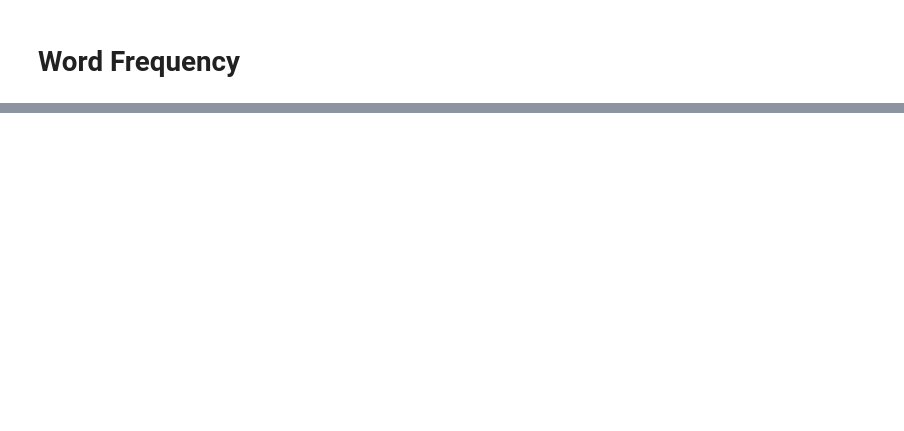
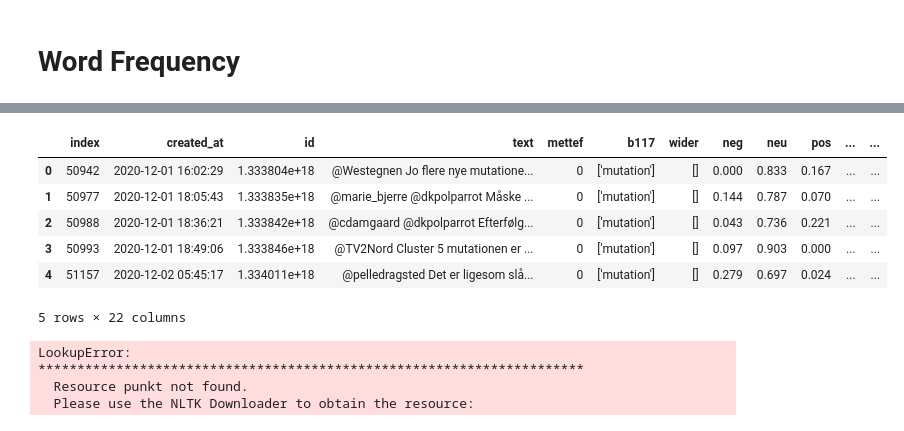
Before and after one commit to centre-for-humanities-computing/hope-covid-mutations, a Jupyter notebook: explore_and_visualize.ipynb, the cells around one changed output, grey strips where cells are left out. Saved outputs shown, nothing was run; the diff lists cells and outputs as text; code cells hidden in the pictures; blank space fills up the shorter version.

```diff
--- a/explore_and_visualize.ipynb
+++ b/explore_and_visualize.ipynb
@@ -974,0 +1007,20 @@ word_freq
+# %%
+freq_df["mentioneless_text"] = freq_df["mentioneless_text"].str.lower()
+freq_df["tokens_list"] = freq_df["mentioneless_text"].str.split()
+freq_df.head()
+# %% [output]
+|  | index | created_at | id | text | mettef | b117 | wider | neg | neu | pos | ... | ... |
+| 0 | 50942 | 2020-12-01 16:02:29 | 1.333804e+18 | @Westegnen Jo flere nye mutatione... | 0 | ['mutation'] | [] | 0.000 | 0.833 | 0.167 | ... | ... |
+| 1 | 50977 | 2020-12-01 18:05:43 | 1.333835e+18 | @marie_bjerre @dkpolparrot Måske ... | 0 | ['mutation'] | [] | 0.144 | 0.787 | 0.070 | ... | ... |
+| 2 | 50988 | 2020-12-01 18:36:21 | 1.333842e+18 | @cdamgaard @dkpolparrot Efterfølg... | 0 | ['mutation'] | [] | 0.043 | 0.736 | 0.221 | ... | ... |
+| 3 | 50993 | 2020-12-01 18:49:06 | 1.333846e+18 | @TV2Nord Cluster 5 mutationen er ... | 0 | ['mutation'] | [] | 0.097 | 0.903 | 0.000 | ... | ... |
+| 4 | 51157 | 2020-12-02 05:45:17 | 1.334011e+18 | @pelledragsted Det er ligesom slå... | 0 | ['mutation'] | [] | 0.279 | 0.697 | 0.024 | ... | ... |
+5 rows × 22 columns
+# %%
+tokenizer = nltk.data.load('tokenizers/punkt/danish.pickle')
+tokenizer . tokenize (('Hvordan g ˚a r det f . eks . med Hr . Jensen ?', 'Er han blevet bedre ?'))
+# %% [output]
+LookupError:
+**********************************************************************
+  Resource punkt not found.
+  Please use the NLTK Downloader to obtain the resource:
```
Also changed, not shown: parts of 23 cells of this notebook, 2 other files.
